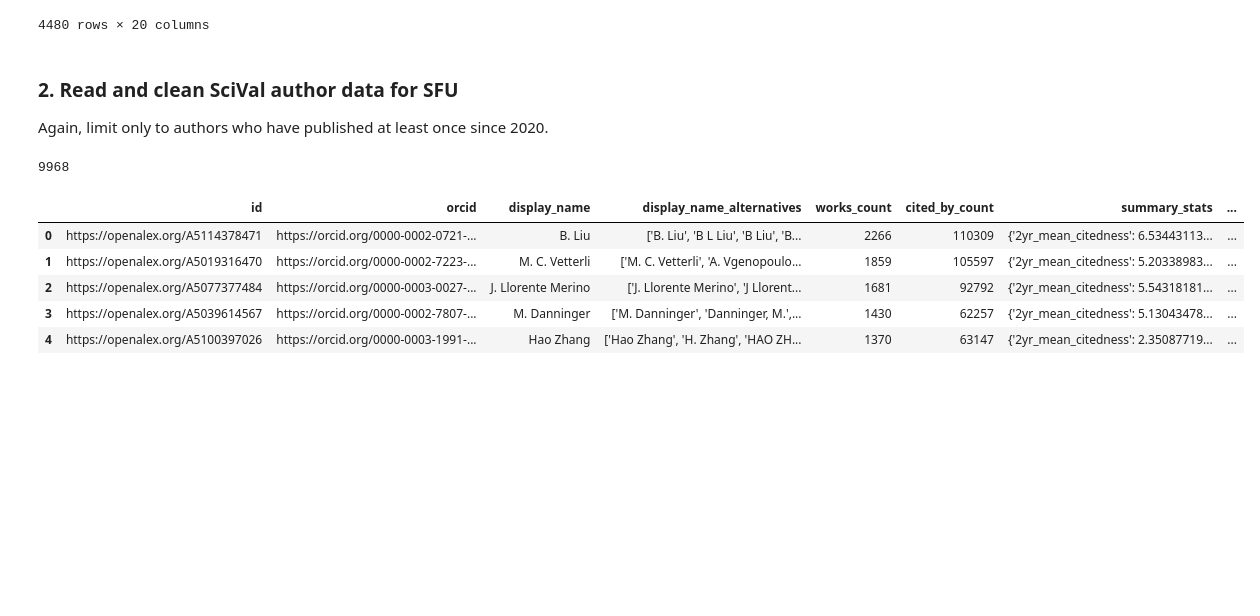
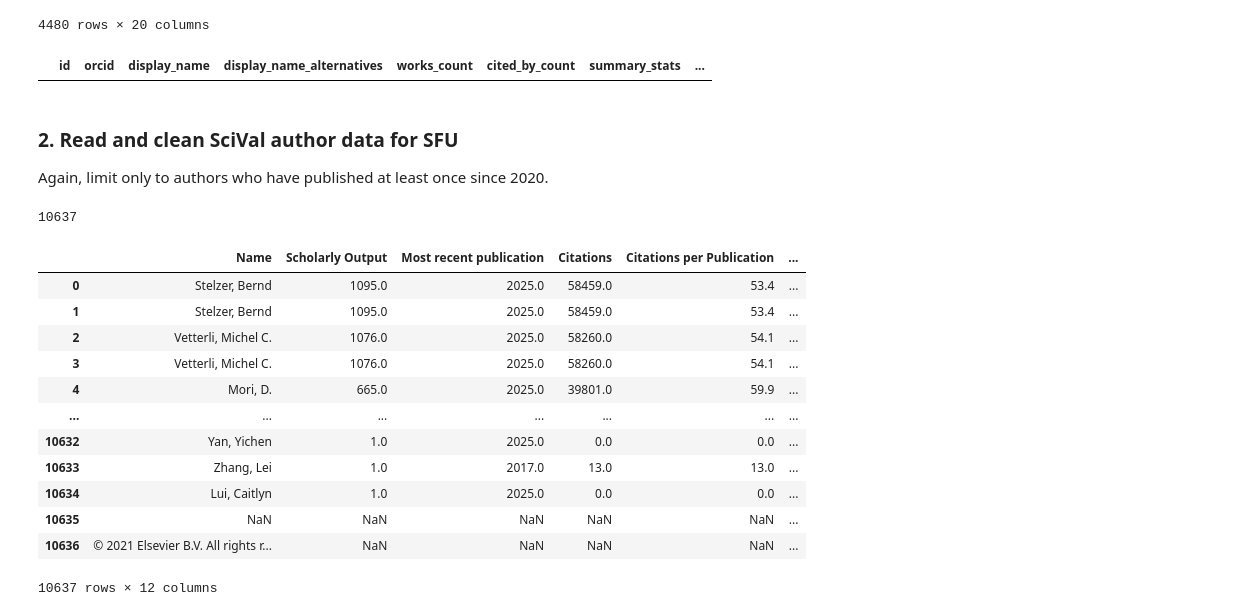
Before and after one commit to taniapoc/author_names, a Jupyter notebook: author_names.ipynb, the cells around one changed output. Cells and saved outputs as stored; diff of their text form; code cells hidden in the pictures; blank space fills up the shorter version.

```diff
--- a/author_names.ipynb
+++ b/author_names.ipynb
@@ -477,21 +535,32 @@ oa_authors_deduplicated_2
 | 4478 | A5009011522 | nan | Z. Zhang | ['Z. Zhang', 'Ziying Zhang']['N. ... | 14 | 22 | {'2yr_mean_citedness': 0.0, 'h_in... | ... |
 | 4479 | A5025292022 | 0000-0001-7827-5889 | Vanja Zdjelar | ['Vanja Zdjelar']['Ivana Zdjelar'] | 6 | 22 | {'2yr_mean_citedness': 1.0, 'h_in... | ... |
 4480 rows × 20 columns
+# %%
+oa_authors_deduplicated_2[oa_authors_deduplicated_2['last_name']== "alperin"]
+# %% [output]
+|  | id | orcid | display_name | display_name_alternatives | works_count | cited_by_count | summary_stats | ... |
 # %% [markdown]
 ### 2. Read and clean SciVal author data for SFU
 
 Again, limit only to authors who have published at least once since 2020.
 # %%
 # read SciVal data
-sv_authors_raw = pd.read_csv("sfu_all_authors.csv")
+sv_authors_raw = pd.read_excel("SciVal SFU 14-24 full author list.xlsx", engine="openpyxl", skiprows=11)
 
 print(len(sv_authors_raw))
-sv_authors_raw.head()
+sv_authors_raw
 # %% [output]
-9968
+10637
-|  | id | orcid | display_name | display_name_alternatives | works_count | cited_by_count | summary_stats | ... |
-| 0 | https://openalex.org/A5114378471 | https://orcid.org/0000-0002-0721-... | B. Liu | ['B. Liu', 'B L Liu', 'B Liu', 'B... | 2266 | 110309 | {'2yr_mean_citedness': 6.53443113... | ... |
-| 1 | https://openalex.org/A5019316470 | https://orcid.org/0000-0002-7223-... | M. C. Vetterli | ['M. C. Vetterli', 'A. Vgenopoulo... | 1859 | 105597 | {'2yr_mean_citedness': 5.20338983... | ... |
-| 2 | https://openalex.org/A5077377484 | https://orcid.org/0000-0003-0027-... | J. Llorente Merino | ['J. Llorente Merino', 'J Llorent... | 1681 | 92792 | {'2yr_mean_citedness': 5.54318181... | ... |
-| 3 | https://openalex.org/A5039614567 | https://orcid.org/0000-0002-7807-... | M. Danninger | ['M. Danninger', 'Danninger, M.',... | 1430 | 62257 | {'2yr_mean_citedness': 5.13043478... | ... |
-| 4 | https://openalex.org/A5100397026 | https://orcid.org/0000-0003-1991-... | Hao Zhang | ['Hao Zhang', 'H. Zhang', 'HAO ZH... | 1370 | 63147 | {'2yr_mean_citedness': 2.35087719... | ... |
+|  | Name | Scholarly Output | Most recent publication | Citations | Citations per Publication | ... |
+| 0 | Stelzer, Bernd | 1095.0 | 2025.0 | 58459.0 | 53.4 | ... |
+| 1 | Stelzer, Bernd | 1095.0 | 2025.0 | 58459.0 | 53.4 | ... |
+| 2 | Vetterli, Michel C. | 1076.0 | 2025.0 | 58260.0 | 54.1 | ... |
+| 3 | Vetterli, Michel C. | 1076.0 | 2025.0 | 58260.0 | 54.1 | ... |
+| 4 | Mori, D. | 665.0 | 2025.0 | 39801.0 | 59.9 | ... |
+| ... | ... | ... | ... | ... | ... | ... |
+| 10632 | Yan, Yichen | 1.0 | 2025.0 | 0.0 | 0.0 | ... |
+| 10633 | Zhang, Lei | 1.0 | 2017.0 | 13.0 | 13.0 | ... |
+| 10634 | Lui, Caitlyn | 1.0 | 2025.0 | 0.0 | 0.0 | ... |
+| 10635 | NaN | NaN | NaN | NaN | NaN | ... |
+| 10636 | © 2021 Elsevier B.V. All rights r... | NaN | NaN | NaN | NaN | ... |
+10637 rows × 12 columns
```
Also changed, not shown: parts of 16 cells of this notebook, 10 other files.
